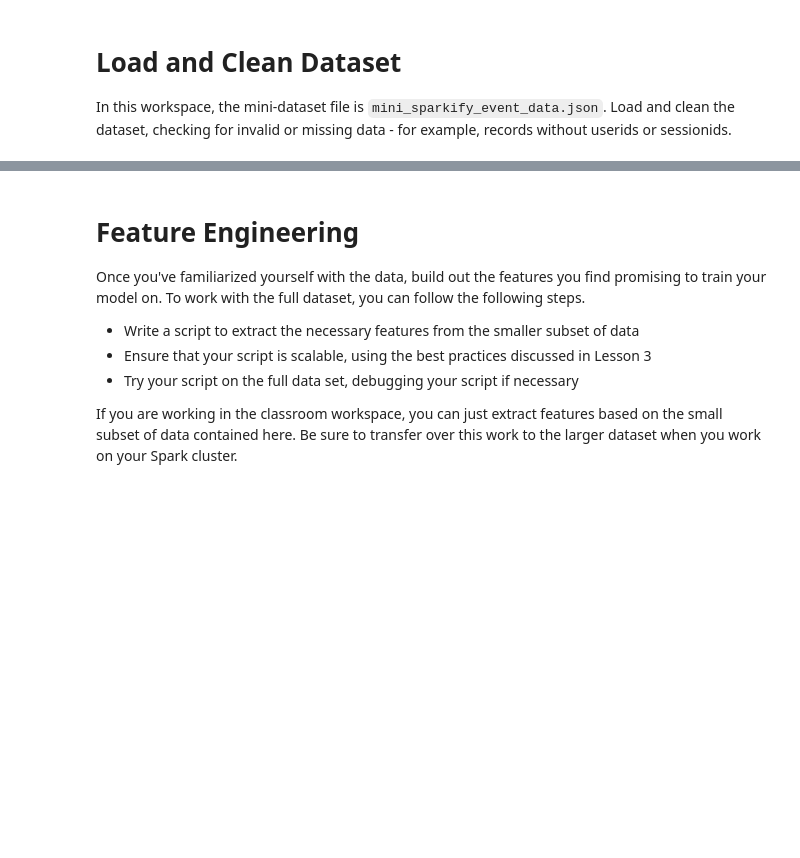
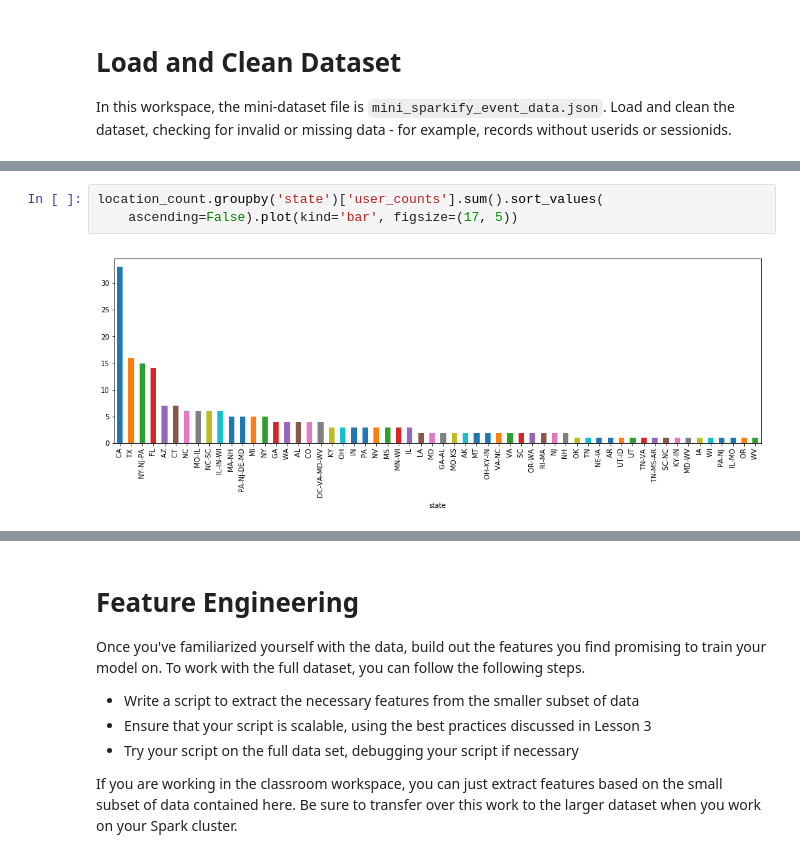
Before and after one commit to jan-casas/sparkify, a Jupyter notebook: Sparkify.ipynb, the cells around one changed output, grey strips where cells are left out. Saved outputs shown, nothing was run; the diff lists cells and outputs as text; blank space fills up the shorter version.

```diff
--- a/Sparkify.ipynb
+++ b/Sparkify.ipynb
@@ -56,0 +165,5 @@ ModuleNotFoundError: No module named 'ibmos2spark'
+# %%
+location_count.groupby('state')['user_counts'].sum().sort_values(
+    ascending=False).plot(kind='bar', figsize=(17, 5))
+# %% [output]
+[figure, added]
```
Also changed, not shown: parts of 49 cells of this notebook.
